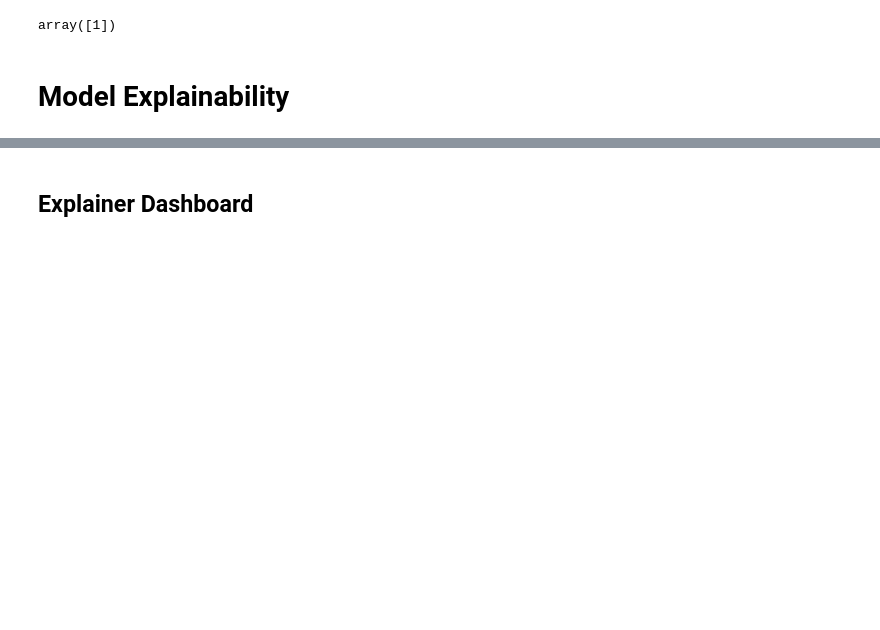
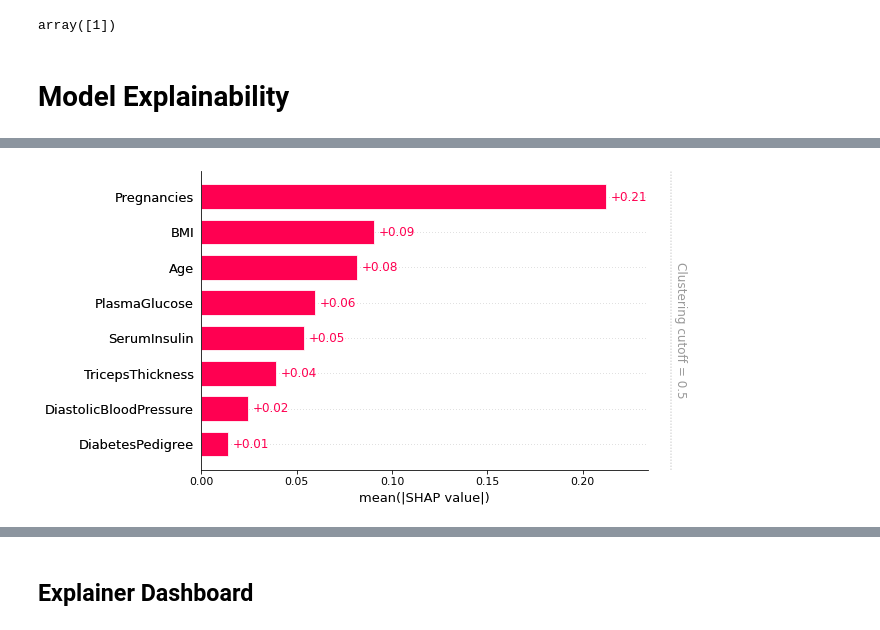
Before and after one commit to Sebastian1981/Healthrisk_Modeling, a Jupyter notebook: model_explainability.ipynb, the cells around one changed output, grey strips where cells are left out. Saved outputs shown, nothing was run; the diff lists cells and outputs as text; code cells hidden in the pictures; blank space fills up the shorter version.

```diff
--- a/model_explainability.ipynb
+++ b/model_explainability.ipynb
@@ -200,0 +214,7 @@ array([1])
+# %%
+# init explainer
+explainer = shap.PartitionExplainer(model.predict,
+                                    X_test,
+                                    model_output='probability')
+# %%
+shap_values = explainer(X_test[0:100])
@@ -200,0 +239,5 @@ array([1])
+# %%
+# explain test data
+shap.plots.bar(shap_values, max_display=15)
+# %% [output]
+[figure, added]
```
Also changed, not shown: parts of 11 cells of this notebook, 1 other file.
